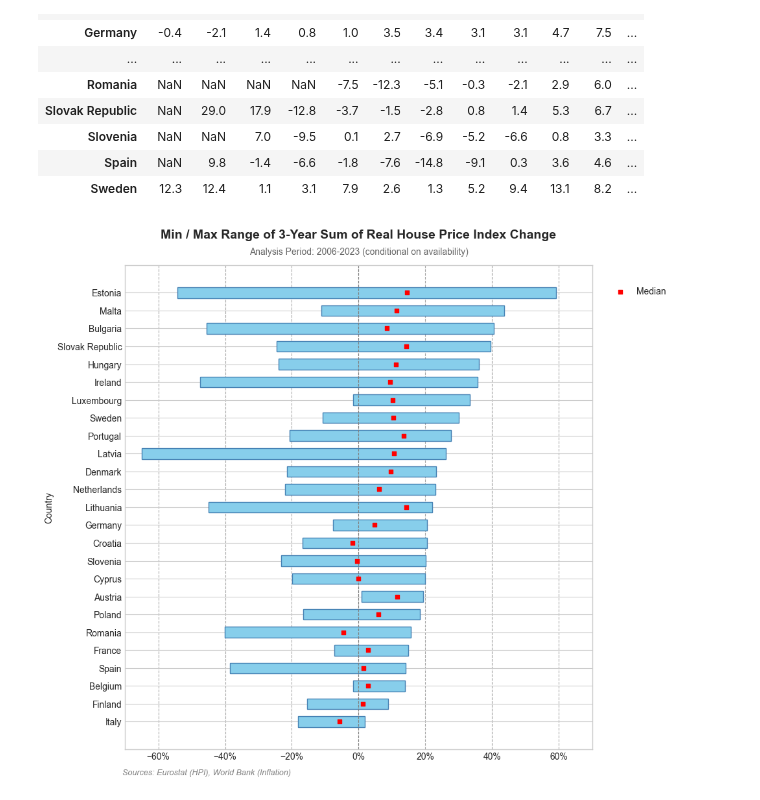
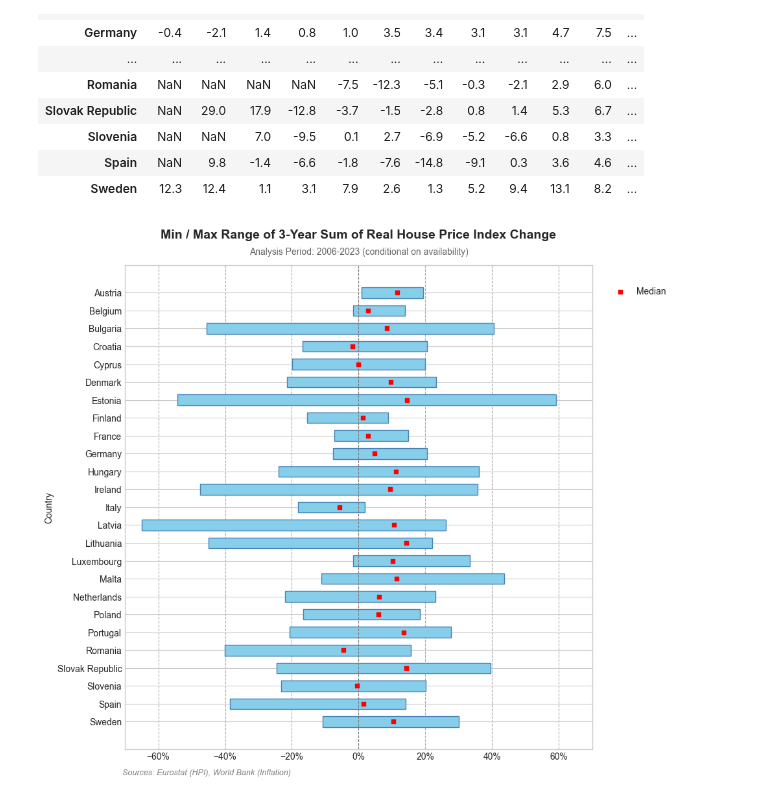
Before and after one commit to at621/snippets, a Jupyter notebook: create_macroeconomic_dataset.ipynb, the cells around one changed output. Saved outputs shown, nothing was run; the diff lists cells and outputs as text; code cells hidden in the pictures.

```diff
--- a/create_macroeconomic_dataset.ipynb
+++ b/create_macroeconomic_dataset.ipynb
@@ -181,7 +181,7 @@ df_summary['median'] = pd.to_numeric(df_summary['median'], errors='coerce')
 
 # --- Data Preparation for Plotting ---
 df_plot = df_summary.dropna(subset=['min', 'max', 'median'])
-df_plot = df_plot.sort_values('max', ascending=True)
+df_plot = df_plot.sort_index(ascending=False)
 
 # --- Create the Graph ---
 plt.style.use('seaborn-v0_8-whitegrid')
@@ -215,31 +215,31 @@ ax.set_ylabel('Country')
 ax.set_title('Min / Max Range of 3-Year Sum of Real House Price Index Change', fontsize=14, fontweight='bold', pad=30)
 fig.text(0.5, 0.95, "Analysis Period: 2006-2023 (conditional on availability)",
          ha='center',
          va='top',
          fontsize=10,
          color='dimgray')
 
 ax.tick_params(axis='y', length=0)
 ax.xaxis.set_major_formatter(PercentFormatter(xmax=1, decimals=0))
 
 # Add grid lines for readability on the x-axis
 ax.xaxis.grid(True, linestyle='--', which='major', color='grey', alpha=.7)
 ax.set_axisbelow(True)
 
 # Add a legend to identify the median points
 # ax.legend()
 ax.legend(loc='lower center', bbox_to_anchor=(1.1, 0.92))
 
 source_text = "Sources: Eurostat (HPI), World Bank (Inflation)"
 fig.text(0.135, -0.01,
          source_text,
          ha='left',
          va='bottom',
          fontsize=9,
          color='gray',
          fontstyle='italic')
 
 plt.tight_layout()
 plt.show()
 # %% [output]
-[figure, old version]
+[figure, new version]
```
